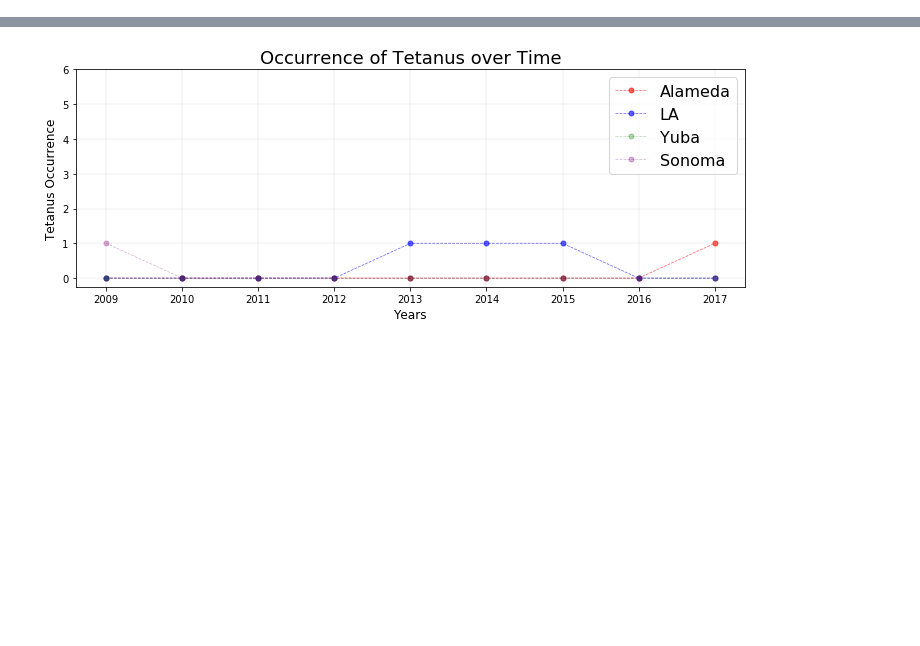
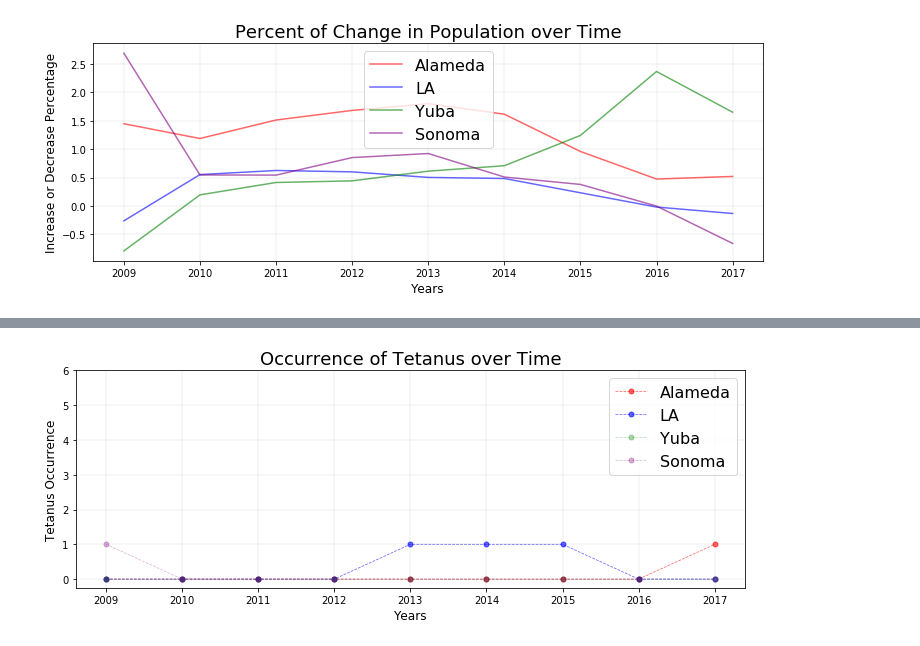
Before and after one commit to GCutaiar/group-project1, a Jupyter notebook: Resource/scatter_plots_clay.ipynb, the cells around one changed output, grey strips where cells are left out. Drawn from its saved outputs; the diff is of its cells as text; code cells hidden in the pictures; blank space fills up the shorter version.

Commit message:
more plots

```diff
--- a/Resource/scatter_plots_clay.ipynb
+++ b/Resource/scatter_plots_clay.ipynb
@@ -11,6 +12,7 @@ vaccine_data_to_load = "vaccine-preventable-disease-cases-by-county-and-year-2.c
 Vax_Data = pd.read_csv("vaccine-preventable-disease-cases-by-county-and-year-2.csv")
 
 file = 'Population_Data.csv'
+file2 = 'Population_Data_2008_pivot_by_year.csv'
 # %%
 #Drop disease we are not going to analyze
 dd = Vax_Data.set_index("disease")
@@ -150,0 +161,11 @@ for i in range(1,len(pop_diff_Sonoma)):
+# %%
+# Make dataframe that shows the difference of population over years for each county
+# These new values should make for a better plot to compare against disease count over time
+pop_diff = pop_for_change.values
+pop_change= []
+
+for i in range(1,len(pop_diff)):
+    difference_results = pop_diff[i] - pop_diff[i-1]
+    pop_change.append(difference_results)
+pop_changes = pd.DataFrame(pop_change)
+pop_changes.head()
@@ -150,0 +179,12 @@ for i in range(1,len(pop_diff_Sonoma)):
+# %%
+perct_change = pop_changes.values
+perct_diff = []
+for i in range(1,len(perct_change)):
+    perct_results = (perct_change[i]/pop_diff[i])*100
+    perct_diff.append(perct_results)
+percentage_differences = pd.DataFrame(perct_diff)
+percentage_differences.columns = ['Alameda County', 'Dorado County','Kern County','Los Angeles County',
+                                  'Merced County','Napa County','Orange County','Sacramento County',
+                                  'San Diego County','San Mateo County','Santa Barbara County',
+                                  'Sierra County','Sonoma County','Ventura County','Yuba County']
+percentage_differences.head()
@@ -150,0 +198,19 @@ for i in range(1,len(pop_diff_Sonoma)):
+# %%
+x_axis = ["2009", "2010", "2011", "2012", "2013", "2014", "2015", "2016", "2017"]
+
+plt.figure(figsize=(12,4))
+
+plt.title('Percent of Change in Population over Time', fontsize = 18)
+plt.xlabel('Years', fontsize=12)
+plt.ylabel('Increase or Decrease Percentage', fontsize= 12)
+plt.grid(color='grey', linestyle='-', linewidth=0.25, alpha=0.5)
+
+plt.plot(x_axis, percentage_differences.iloc[:,0], color = 'r', alpha = 0.6, label = "Alameda")
+plt.plot(x_axis, percentage_differences.iloc[:,3], color = 'b', alpha = 0.6, label = "LA")
+plt.plot(x_axis, percentage_differences.iloc[:,14], color = 'g', alpha = 0.6, label = "Yuba")
+plt.plot(x_axis, percentage_differences.iloc[:,12], color = 'purple', alpha = 0.6, label = "Sonoma")
+plt.legend(fontsize = 16)
+
+plt.show()
+# %% [output]
+[figure, added]
```
Also changed, not shown: parts of 17 cells of this notebook, 2 other files.
